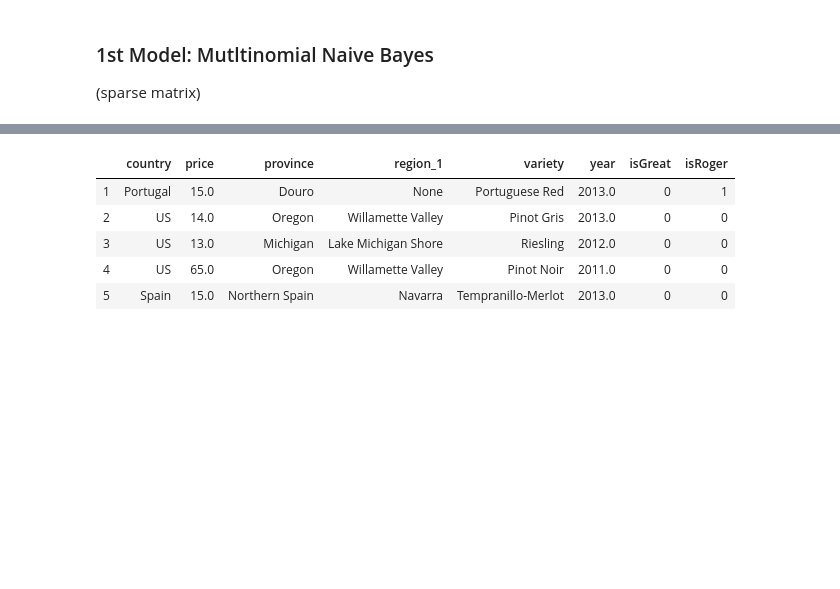
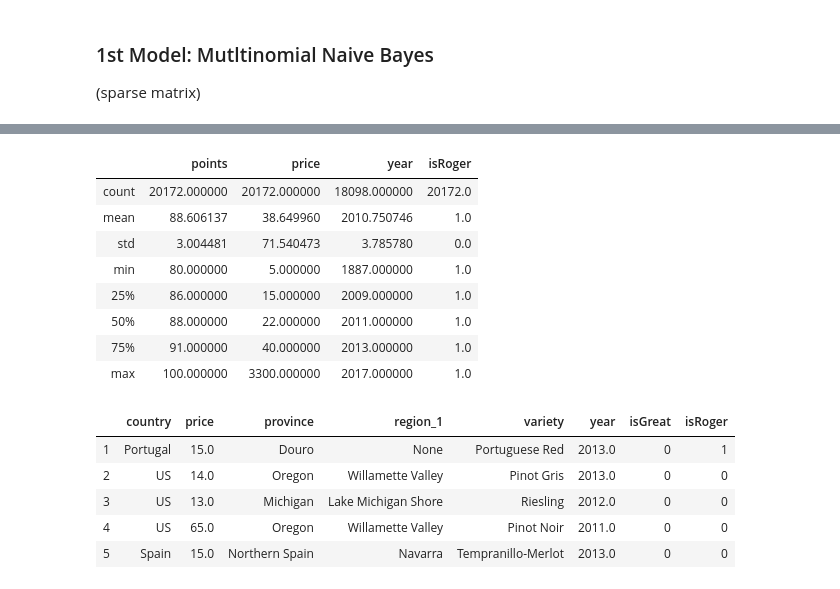
Before and after one commit to jenndy/Wine-Quality-Analysis, a Jupyter notebook: Wine_Review.ipynb, the cells around one changed output, grey strips where cells are left out. Cells and saved outputs as stored; diff of their text form; code cells hidden in the pictures; blank space fills up the shorter version.

```diff
--- a/Wine_Review.ipynb
+++ b/Wine_Review.ipynb
@@ -427,3 +440,16 @@ new_wines['isRoger'] = [1 if x =='Roger Voss' else 0 for x in new_wines['taster_
+# %%
+roger = new_wines[new_wines['isRoger'] == 1]
+roger.describe()
+# %% [output]
+|  | points | price | year | isRoger |
+| count | 20172.000000 | 20172.000000 | 18098.000000 | 20172.0 |
+| mean | 88.606137 | 38.649960 | 2010.750746 | 1.0 |
+| std | 3.004481 | 71.540473 | 3.785780 | 0.0 |
+| min | 80.000000 | 5.000000 | 1887.000000 | 1.0 |
+| 25% | 86.000000 | 15.000000 | 2009.000000 | 1.0 |
+| 50% | 88.000000 | 22.000000 | 2011.000000 | 1.0 |
+| 75% | 91.000000 | 40.000000 | 2013.000000 | 1.0 |
+| max | 100.000000 | 3300.000000 | 2017.000000 | 1.0 |
 # %%
 # 1st feature space: country, province, region_1, variety, year, isRoger
 new_wines = new_wines.drop(columns = ["description", "title", "points", "location", "taster_name"])
```
Also changed, not shown: parts of 29 cells of this notebook.
